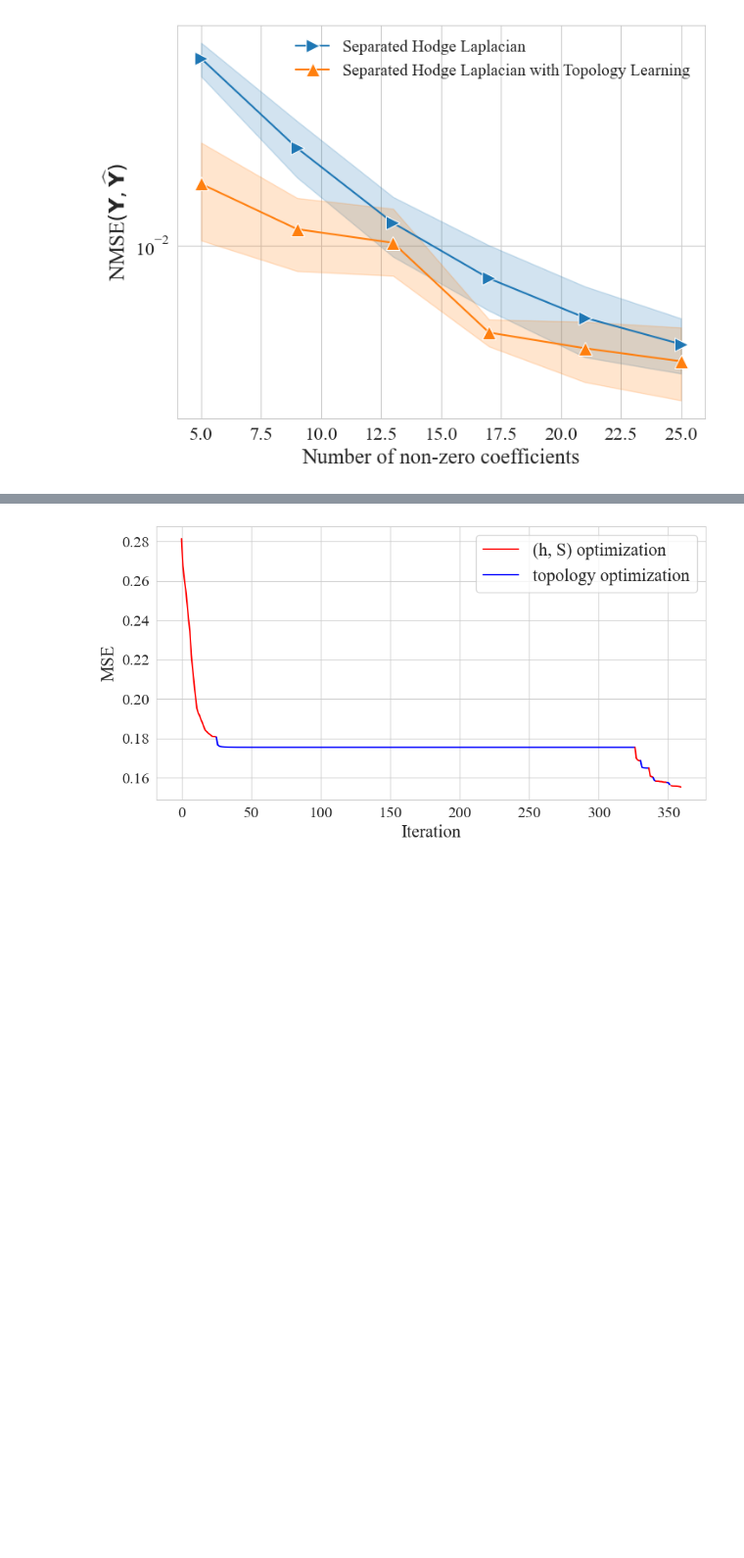
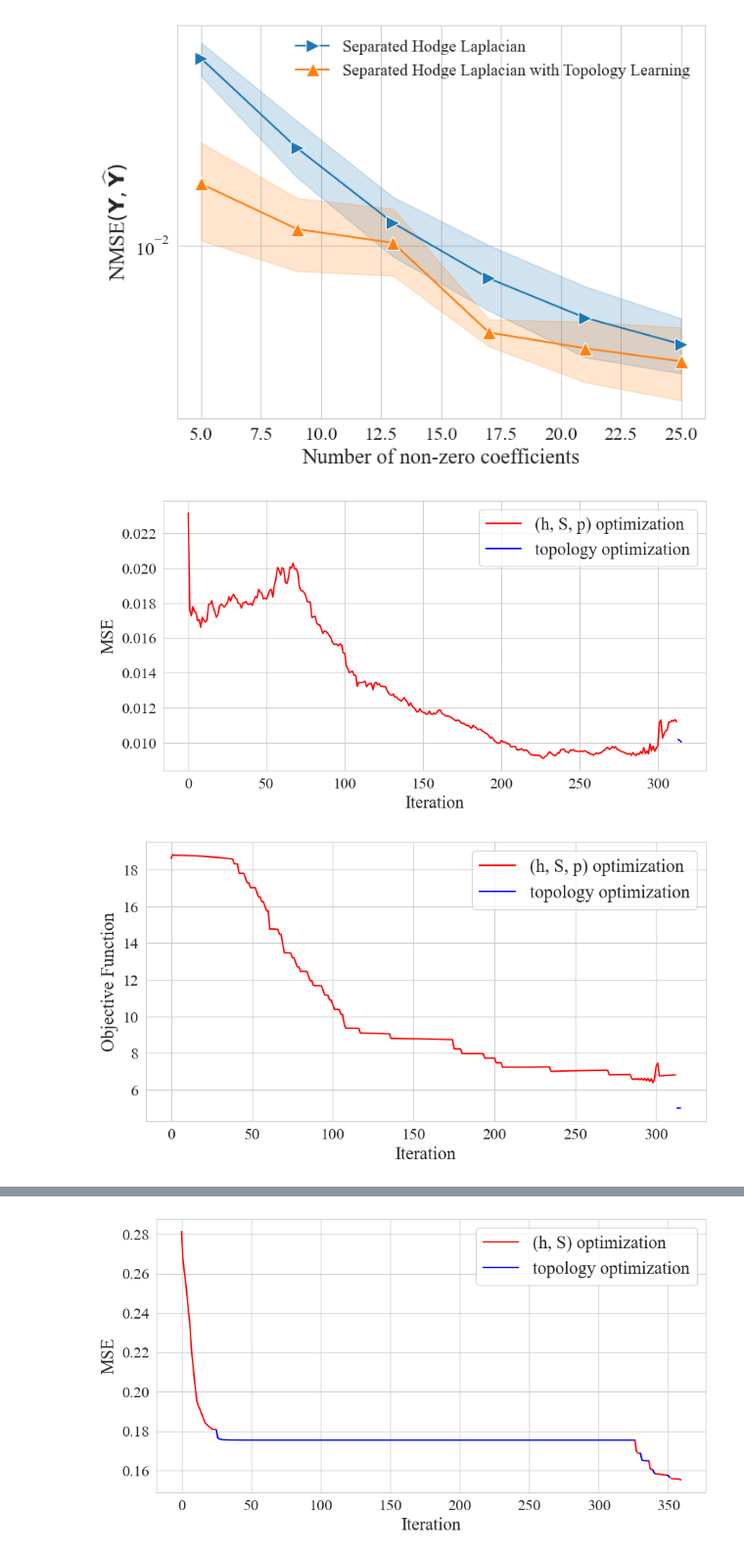
Before and after one commit to Engrima18/TSP-DictionaryLearning, a Jupyter notebook: january.ipynb, the cells around one changed output, grey strips where cells are left out. Shown at 98% size. Drawn from its saved outputs; the diff is of its cells as text; code cells hidden in the pictures; blank space fills up the shorter version.

```diff
--- a/january.ipynb
+++ b/january.ipynb
@@ -158,12 +158,8 @@ def plot_error(list_, error=False, tmp=False):
         y_label = "Objective Function"
     plt.ylabel(y_label)
     lab="(h, S)" if tmp else "(h, S, p)"
-    plt.legend([f"{lab} optimization", "topology optimization"], loc="upper right")
+    plt.legend([f"{lab} optimization", "(h,S) optimization"], loc="upper right")
     plt.show()
-# %%
-with open(f"{path}\\results\\final\\max_sparsity25\\res_separated_T70_max25.pkl", "rb") as fffr:
-    models_max25_T70 = pickle.load(fffr)
-    dict_errors_max25_T70 = pickle.load(fffr)
 # %%
 # with open(f"{path}\\results\\final\\max_sparsity25\\res_separated_T70_max25_tmp.pkl", "wb") as rr:
 #     pickle.dump(models_max25_T70, rr)
@@ -172,3 +168,18 @@ with open(f"{path}\\results\\final\\max_sparsity25\\res_separated_T70_max25.pkl"
 with open(f"{path}\\results\\final\\max_sparsity25\\res_separated_T70_max25_tmp.pkl", "rb") as fffr:
     models_max25_T70_tmp = pickle.load(fffr)
     dict_errors_max25_T70_tmp = pickle.load(fffr)
+# %%
+with open(f"{path}\\results\\final\\max_sparsity25\\res_separated_T20_max25.pkl", "rb") as fffr:
+    models_max25_T20 = pickle.load(fffr)
+    dict_errors_max25_T20 = pickle.load(fffr)
+
+i=0
+
+list1= models_max25_T20[(0, i)][0].train_error_hist
+list2= models_max25_T20[(0, i)][0].train_history
+
+plot_error(list1, error=True)
+plot_error(list2)
+# %% [output]
+[figure, added]
+[figure, added]
```
Also changed, not shown: parts of 11 cells of this notebook, 4 other files.
